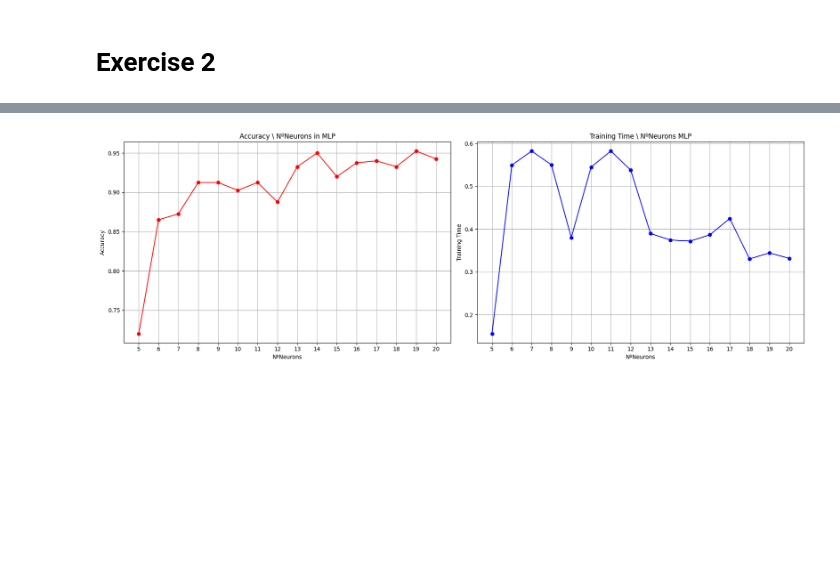
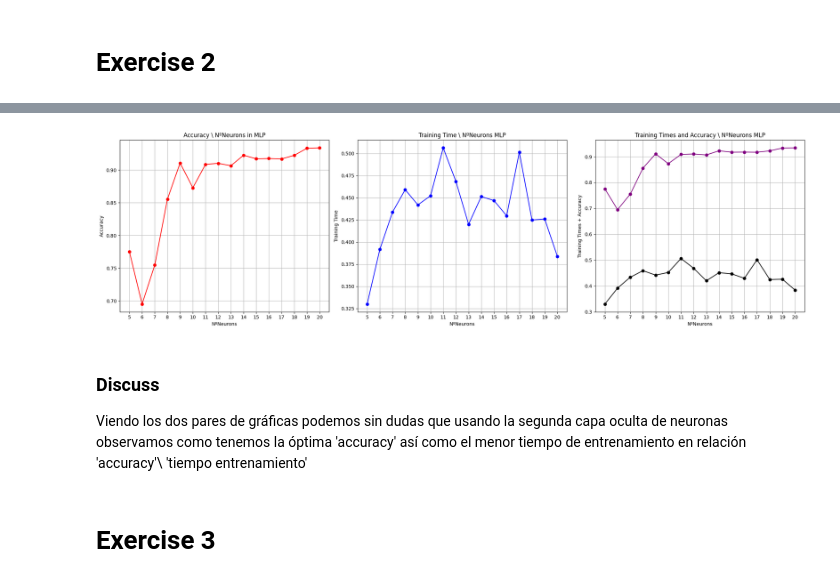
Before and after one commit to Alejandro-GDLF/DMandML, a Jupyter notebook: Pr2/Answer.ipynb, the cells around one changed output, grey strips where cells are left out. Cells and saved outputs as stored; diff of their text form; code cells hidden in the pictures; blank space fills up the shorter version.

```diff
--- a/Pr2/Answer.ipynb
+++ b/Pr2/Answer.ipynb
@@ -255,20 +276,25 @@ mlp = MLPClassifier(hidden_layer_sizes=(5,5), max_iter=130, alpha=1e-4, solver='
                     random_state=1, learning_rate_init=.1) # Si molesta mucho eliminamos el verbose
 
 # Procedemos al bucle principal del ejercicio 1
-for neurons in neuron_range:
-    mlp.set_params(hidden_layer_sizes=(neurons,neurons)) # Setteamos el numero de neuronas de la capa oculata
-    start_time = time () #
-    mlp.fit(X_train, y_train) # Entrenamos el modelo
-    end_time = time () #
-    training_time = end_time - start_time # Calculamos el tiempo de entrenamiento
-    #
-    y_pred = mlp.predict(X_test)
-    accuracy = accuracy_score(y_test, y_pred)
-    #
-    average_accuracy.append(accuracy)
-    training_times.append(training_time)
-    #
-    print(f"N'umero de neuronas: {neurons} || Accuracy: {accuracy} ||  Training Time: {training_time}\n")
+for neurons1 in neuron_range:
+    average_accuracy1 = []
+    training_times1 = []
+    for neurons2 in neuron_range:
+        mlp.set_params(hidden_layer_sizes=(neurons1,neurons2)) # Setteamos el numero de neuronas de la capa oculata
+        start_time = time () #
+        mlp.fit(X_train, y_train) # Entrenamos el modelo
+        end_time = time () #
+        training_time = end_time - start_time # Calculamos el tiempo de entrenamiento
+        #
+        y_pred = mlp.predict(X_test)
+        accuracy = accuracy_score(y_test, y_pred)
+        #
+        average_accuracy1.append(accuracy)
+        training_times1.append(training_time)
+        #
+        print(f"N'umero de neuronas: {neurons} || Accuracy: {accuracy} ||  Training Time: {training_time}\n")
+    average_accuracy.append(sum(average_accuracy1) / len(average_accuracy1))
+    training_times.append(sum(training_times1) / len(training_times1))
 
 # Vamos a mostrar las medias
 avg_accuracy = sum(average_accuracy) / len(average_accuracy)
@@ -300,24 +385,37 @@ Average Training Time: 0.42706164717674255
 # %%
 # Una vez hechos hechos los entrenamientos para poder manejar los resultados y gr'aficas vamos a hacer los plots en una celda siguiente al entrenamiento
-fig, (ax1, ax2) = plt.subplots(1, 2, figsize=(18, 6))
+fig, (ax1, ax2, ax3) = plt.subplots(1, 3, figsize=(21, 6))
 
 # Gr'afica para la accuracy
 ax1.plot(neuron_range, average_accuracy, marker='o', linestyle='-',c='red')
 ax1.set_title('Accuracy \ NºNeurons in MLP')
 ax1.set_xlabel('NºNeurons')
 ax1.set_ylabel('Accuracy')
 ax1.set_xticks(neuron_range)
 ax1.grid(True)
 
 # Gr'afica para el tiempo de entrenamiento
 ax2.plot(neuron_range, training_times, marker='o', linestyle='-', c='blue')
 ax2.set_title('Training Time \ NºNeurons MLP')
 ax2.set_xlabel('NºNeurons')
 ax2.set_ylabel('Training Time')
 ax2.set_xticks(neuron_range)
 ax2.grid(True)
 
+ax3.plot(neuron_range, average_accuracy, marker='o', linestyle='-', c='purple')
+ax3.plot(neuron_range, training_times, marker='o', linestyle='-', c='black')
+ax3.set_title('Training Times and Accuracy \ NºNeurons MLP')
+ax3.set_xlabel('NºNeurons')
+ax3.set_ylabel('Training Times + Accuracy')
+ax3.set_xticks(neuron_range)
+ax3.grid(True)
+
 plt.tight_layout()
 plt.show()
 # %% [output]
-[figure, old version]
+[figure, new version]
+# %% [markdown]
+### Discuss
+Viendo los dos pares de gráficas podemos sin dudas que usando la segunda capa oculta de neuronas observamos como tenemos la óptima 'accuracy' así como el menor tiempo de entrenamiento en relación 'accuracy'\ 'tiempo entrenamiento'
+# %% [markdown]
+# Exercise 3
```
Also changed, not shown: parts of 7 cells of this notebook.
